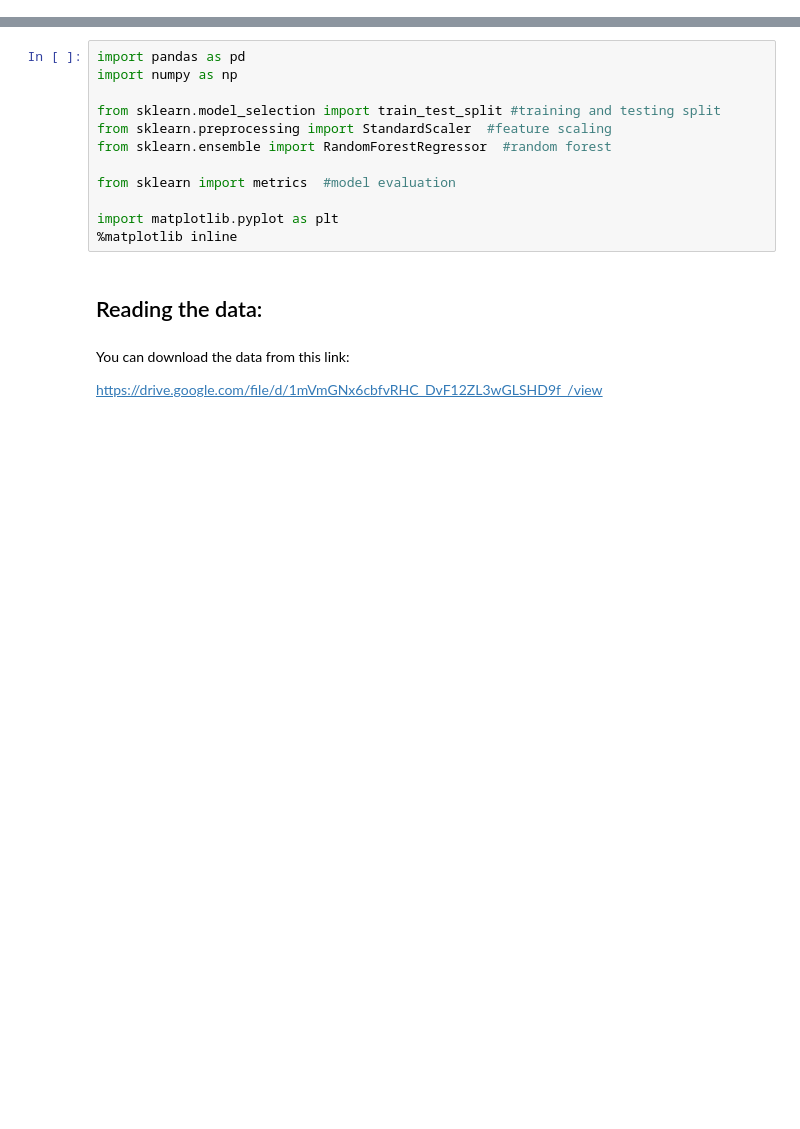
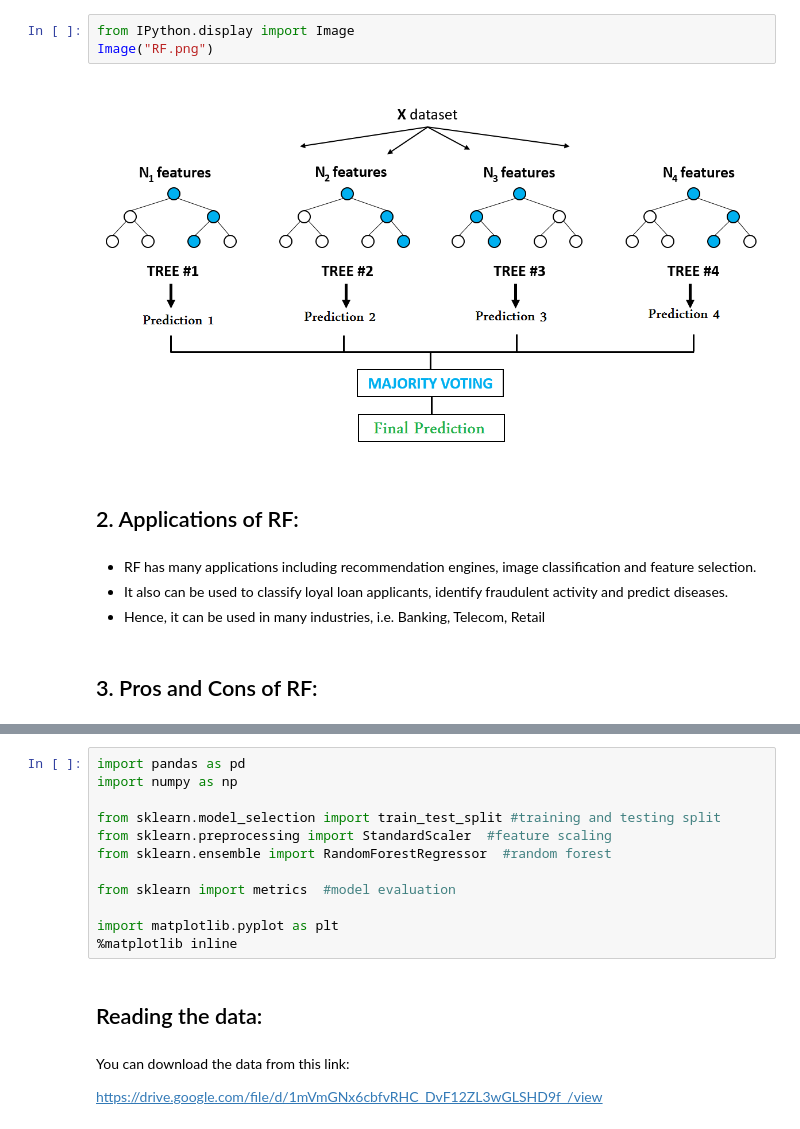
Before and after one commit to EAboelhamd/AUC-DataScience-, a Jupyter notebook: Random Forest.ipynb, the cells around one changed output, grey strips where cells are left out. Drawn from its saved outputs; the diff is of its cells as text; blank space fills up the shorter version.

```diff
--- a/Random Forest.ipynb
+++ b/Random Forest.ipynb
@@ -8,0 +27,13 @@ https://stackabuse.com/random-forest-algorithm-with-python-and-scikit-learn/
+# %%
+from IPython.display import Image
+Image("RF.png")
+# %% [output]
+[figure, added]
+# %% [markdown]
+## 2. Applications of RF:
+# %% [markdown]
+- RF has many applications including recommendation engines, image classification and feature selection.
+- It also can be used to classify loyal loan applicants, identify fraudulent activity and predict diseases.
+- Hence, it can be used in many industries, i.e. Banking, Telecom, Retail
+# %% [markdown]
+## 3. Pros and Cons of RF:
```
Also changed, not shown: parts of 7 cells of this notebook.
